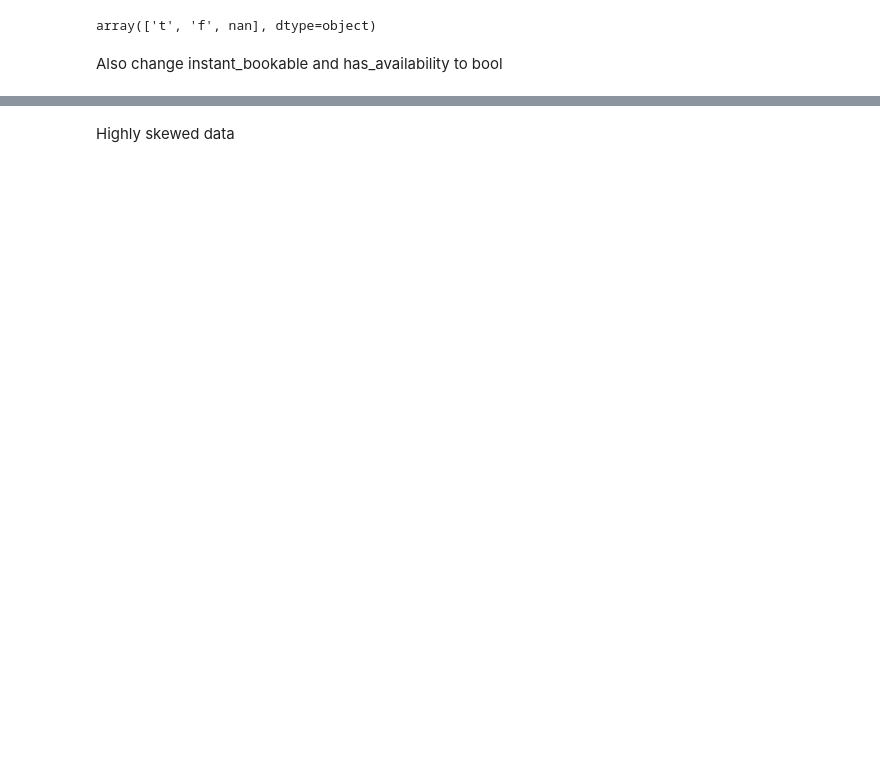
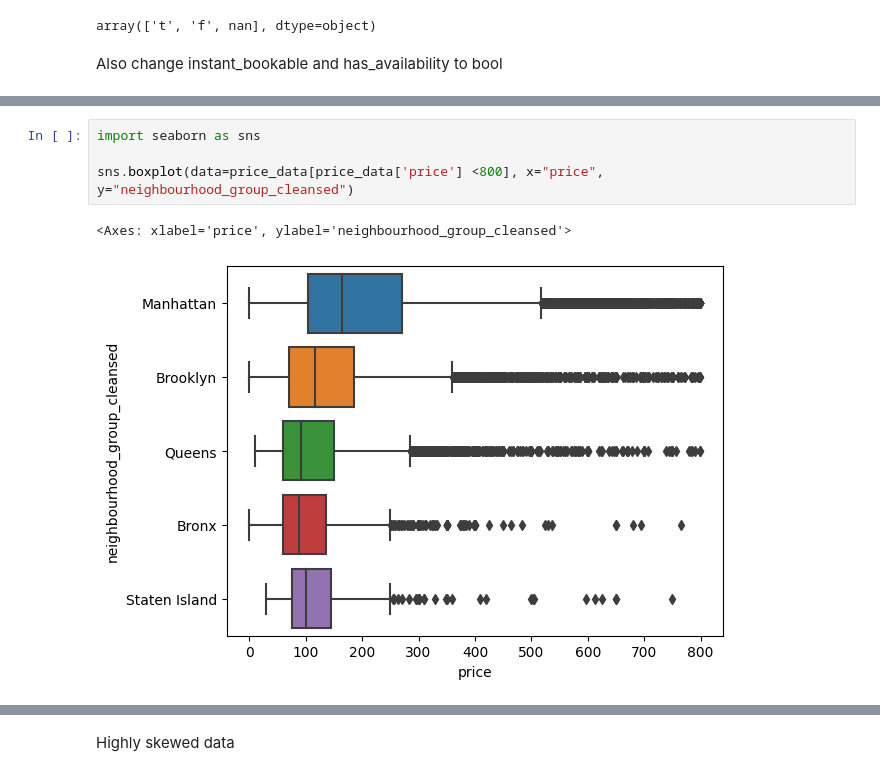
Before and after one commit to akshi-saxena/airbnb-price-prediction, a Jupyter notebook: Airbnb_Price_Prediction.ipynb, the cells around one changed output, grey strips where cells are left out. Cells and saved outputs as stored; diff of their text form; blank space fills up the shorter version.

```diff
--- a/Airbnb_Price_Prediction.ipynb
+++ b/Airbnb_Price_Prediction.ipynb
@@ -435,0 +418,7 @@ https://gist.github.com/mwaskom/de44147ed2974457ad6372750bbe5751
+# %%
+import seaborn as sns
+
+sns.boxplot(data=price_data[price_data['price'] <800], x="price", y="neighbourhood_group_cleansed")
+# %% [output]
+<Axes: xlabel='price', ylabel='neighbourhood_group_cleansed'>
+[figure, added]
```
Also changed, not shown: parts of 100 cells of this notebook.
